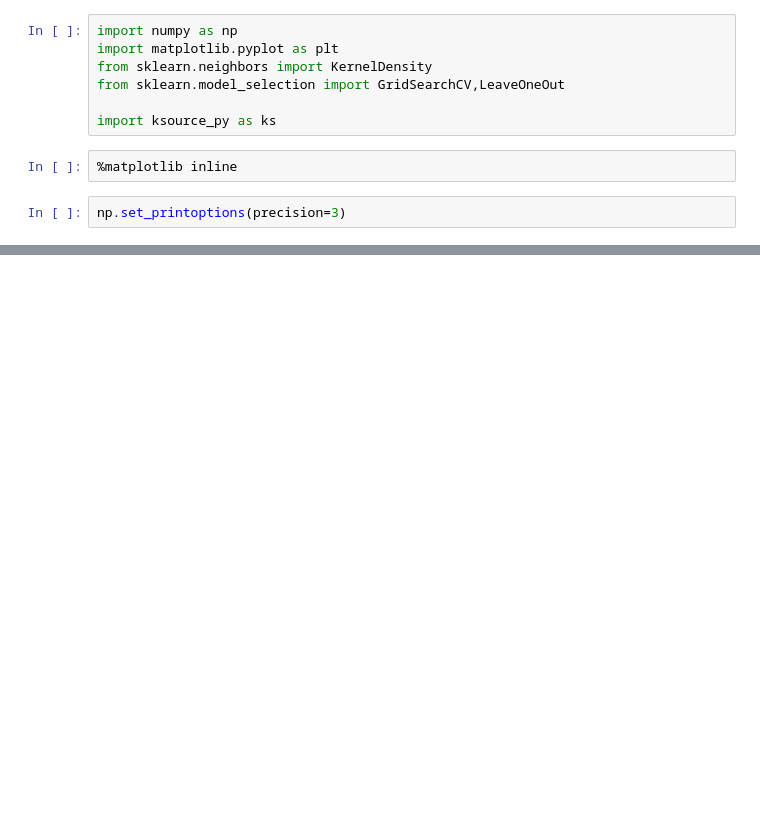
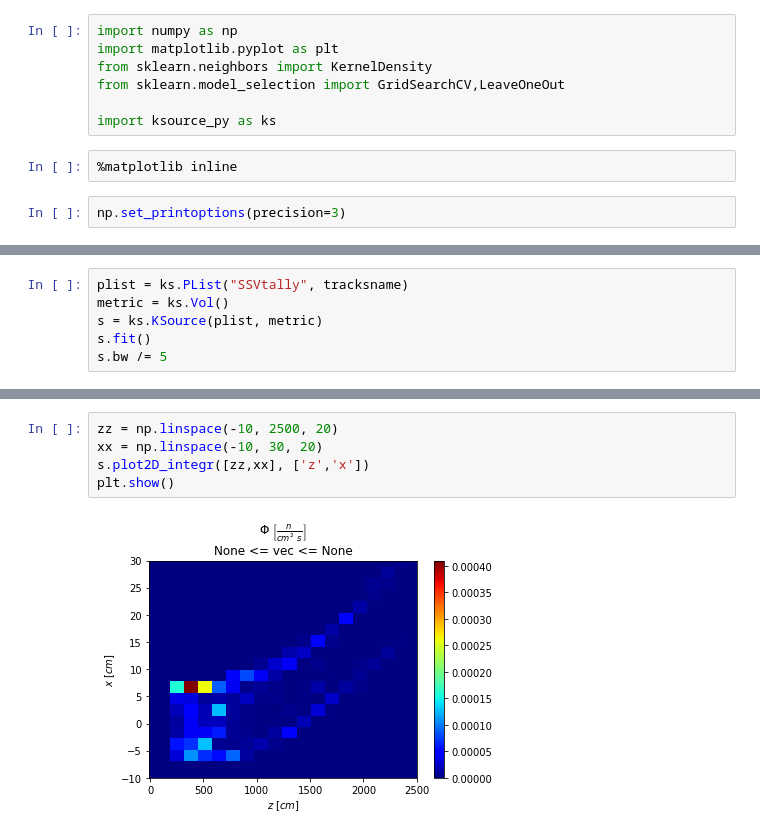
Before and after one commit to KDSource/KDSource, a Jupyter notebook: Auxiliares/tally.ipynb, the cells around one changed output, grey strips where cells are left out. Saved outputs shown, nothing was run; the diff lists cells and outputs as text; blank space fills up the shorter version.

```diff
--- a/Auxiliares/tally.ipynb
+++ b/Auxiliares/tally.ipynb
@@ -25,0 +31,6 @@ Tally mapa_dosis_n leido exitosamente
+# %%
+plist = ks.PList("SSVtally", tracksname)
+metric = ks.Vol()
+s = ks.KSource(plist, metric)
+s.fit()
+s.bw /= 5
@@ -25,0 +47,7 @@ Tally mapa_dosis_n leido exitosamente
+# %%
+zz = np.linspace(-10, 2500, 20)
+xx = np.linspace(-10, 30, 20)
+s.plot2D_integr([zz,xx], ['z','x'])
+plt.show()
+# %% [output]
+[figure, added]
```
Also changed, not shown: parts of 4 cells of this notebook, 9 other files.
